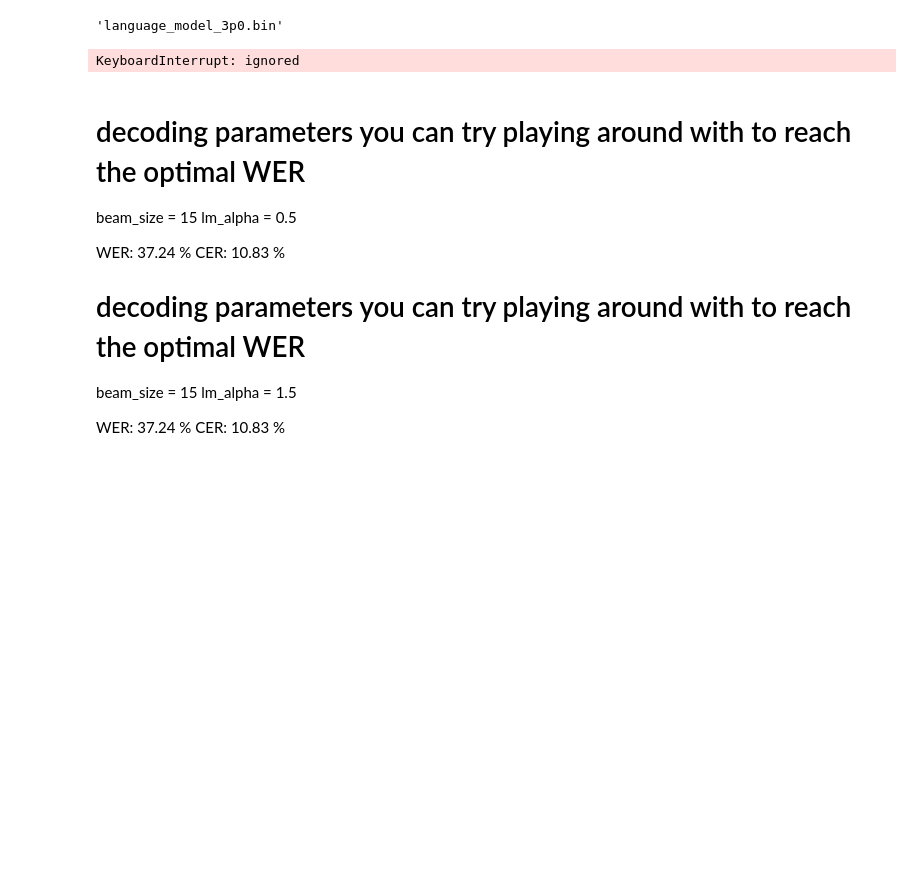
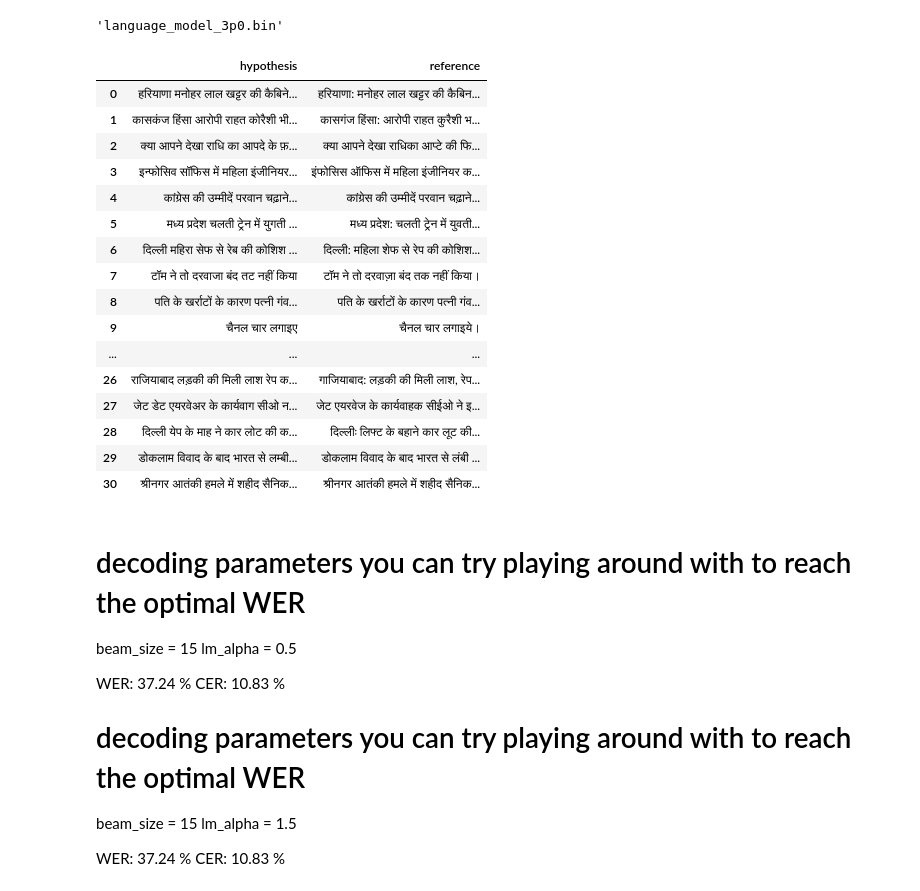
Before and after one commit to chandan110791/HindiSpeechRecognition, a Jupyter notebook: Whisper_LM_fusion_final.ipynb, the cells around one changed output. Drawn from its saved outputs; the diff is of its cells as text; code cells hidden in the pictures; blank space fills up the shorter version.

```diff
--- a/Whisper_LM_fusion_final.ipynb
+++ b/Whisper_LM_fusion_final.ipynb
@@ -1270,27 +1300,43 @@ To: /content/language_model_3p0.bin
 # %%
 ##Code to perform call compute metrics on test dataset using our final model and calculate the WER and CER
 
 hypotheses = []
 references = []
 
 lm_path = '/content/language_model_3p0.bin'
 
 # decoding parameters you can try playing around with to reach the optimal WER
 beam_size = 20
-lm_alpha = 0.5
+lm_alpha = 0.2
 
 for mel, text in tqdm(loader):
     # results = model.decode(mels, options)
     # hypotheses.extend([result.text for result in results])
     # result = decode_baseline(model, mel, beam_size)
     result = decode_deep_fusion(model, mel, beam_size=beam_size, lm_path=lm_path, lm_alpha=lm_alpha)
     hypotheses.extend(result)
     references.extend(text)
 
 deep_fusion_df = pd.DataFrame(dict(hypothesis=hypotheses, reference=references))
 deep_fusion_df
 # %% [output]
-KeyboardInterrupt: ignored
+|  | hypothesis | reference |
+| 0 | हरियाणा मनोहर लाल खट्टर की कैबिने... | हरियाणा: मनोहर लाल खट्टर की कैबिन... |
+| 1 | कासकंज हिंसा आरोपी राहत कोरैशी भी... | कासगंज हिंसा: आरोपी राहत कुरैशी भ... |
+| 2 | क्या आपने देखा राधि का आपदे के फ़... | क्या आपने देखा राधिका आप्टे की फि... |
+| 3 | इन्फोसिव सॉफिस में महिला इंजीनियर... | इंफोसिस ऑफिस में महिला इंजीनियर क... |
+| 4 | कांग्रेस की उम्मीदें परवान चढ़ाने... | कांग्रेस की उम्मीदें परवान चढ़ाने... |
+| 5 | मध्य प्रदेश चलती ट्रेन में युगती ... | मध्य प्रदेश: चलती ट्रेन में युवती... |
+| 6 | दिल्ली महिरा सेफ से रेब की कोशिश ... | दिल्ली: महिला शेफ से रेप की कोशिश... |
+| 7 | टॉम ने तो दरवाजा बंद तट नहीं किया | टॉम ने तो दरवाज़ा बंद तक नहीं किया। |
+| 8 | पति के खर्राटों के कारण पत्नी गंव... | पति के खर्राटों के कारण पत्नी गंव... |
+| 9 | चैनल चार लगाइए | चैनल चार लगाइये। |
+| ... | ... | ... |
+| 26 | राजियाबाद लड़की की मिली लाश रेप क... | गाजियाबाद: लड़की की मिली लाश, रेप... |
+| 27 | जेट डेट एयरवेअर के कार्यवाग सीओ न... | जेट एयरवेज के कार्यवाहक सीईओ ने इ... |
+| 28 | दिल्ली येप के माह ने कार लोट की क... | दिल्लीः लिफ्ट के बहाने कार लूट की... |
+| 29 | डोकलाम विवाद के बाद भारत से लम्बी... | डोकलाम विवाद के बाद भारत से लंबी ... |
+| 30 | श्रीनगर आतंकी हमले में शहीद सैनिक... | श्रीनगर आतंकी हमले में शहीद सैनिक... |
 # %% [markdown]
 # decoding parameters you can try playing around with to reach the optimal WER
 beam_size = 15
```
Also changed, not shown: parts of 33 cells of this notebook.
